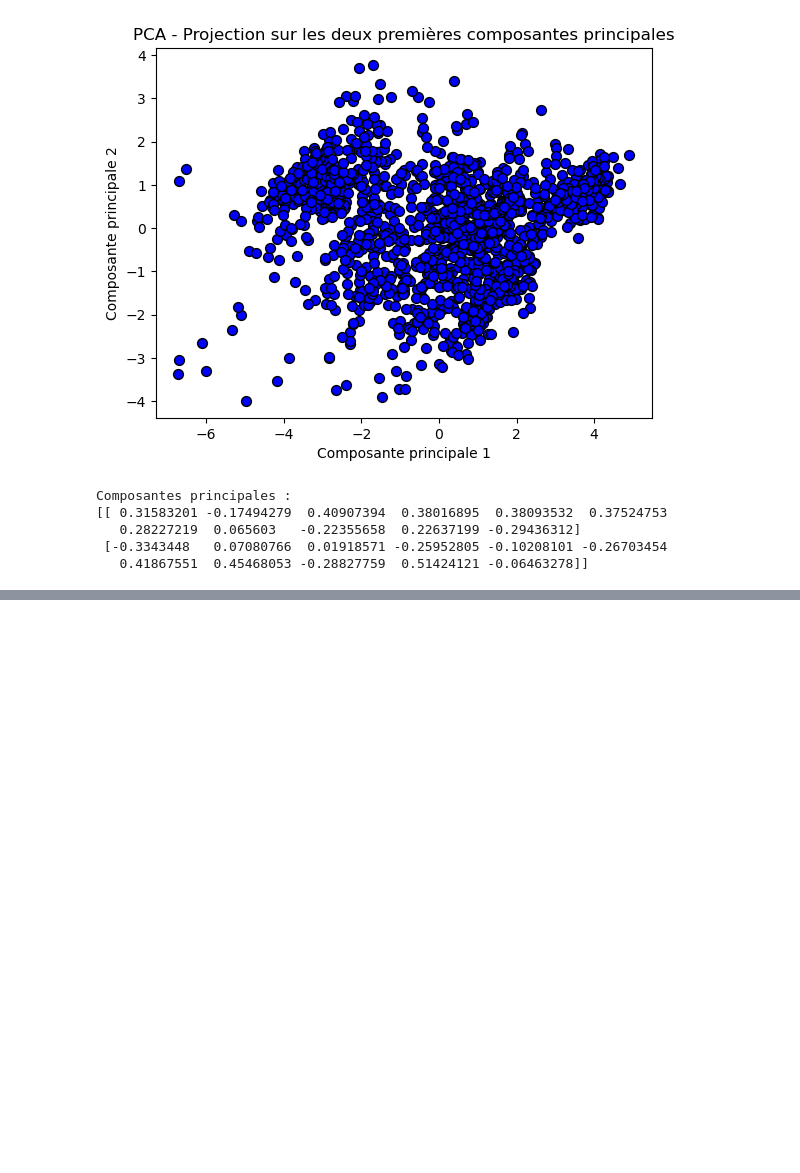
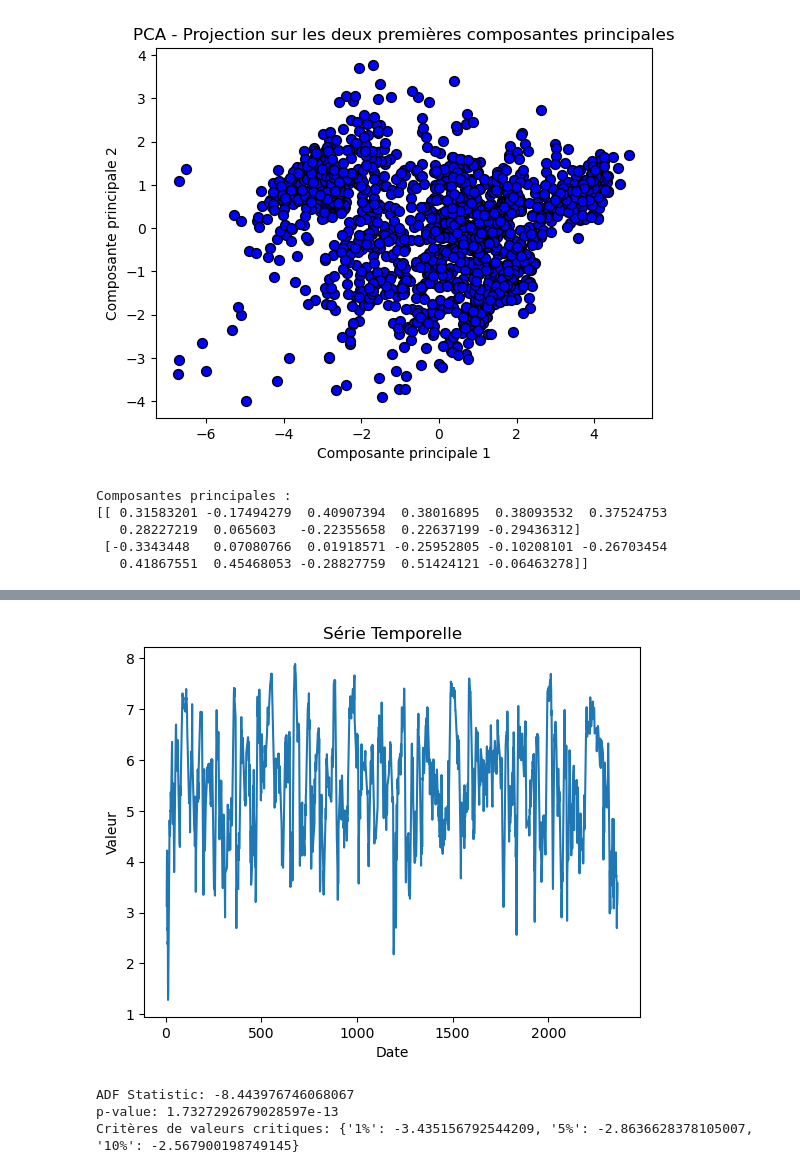
Before and after one commit to FerreJulien/Git-Analyse_du_bien_etre, a Jupyter notebook: Projets/Analyse bien etre_Anne.ipynb, the cells around one changed output, grey strips where cells are left out. Saved outputs shown, nothing was run; the diff lists cells and outputs as text; code cells hidden in the pictures; blank space fills up the shorter version.

```diff
--- a/Projets/Analyse bien etre_Anne.ipynb
+++ b/Projets/Analyse bien etre_Anne.ipynb
@@ -749,0 +782,24 @@ Composantes principales :
+# %%
+import pandas as pd
+import matplotlib.pyplot as plt
+from statsmodels.tsa.stattools import adfuller, kpss
+from statsmodels.graphics.tsaplots import plot_acf, plot_pacf
+from statsmodels.tsa.arima.model import ARIMA
+
+serie = df['Life Ladder']
+# %%
+serie.plot(title='Série Temporelle')
+plt.xlabel('Date')
+plt.ylabel('Valeur')
+plt.show()
+# %% [output]
+[figure, added]
+# %%
+result = adfuller(serie.dropna())  # Assurez-vous d'enlever les valeurs manquantes
+print('ADF Statistic:', result[0])
+print('p-value:', result[1])
+print('Critères de valeurs critiques:', result[4])
+# %% [output]
+ADF Statistic: -8.443976746068067
+p-value: 1.7327292679028597e-13
+Critères de valeurs critiques: {'1%': -3.435156792544209, '5%': -2.8636628378105007, '10%': -2.567900198749145}
```
Also changed, not shown: parts of 11 cells of this notebook.
